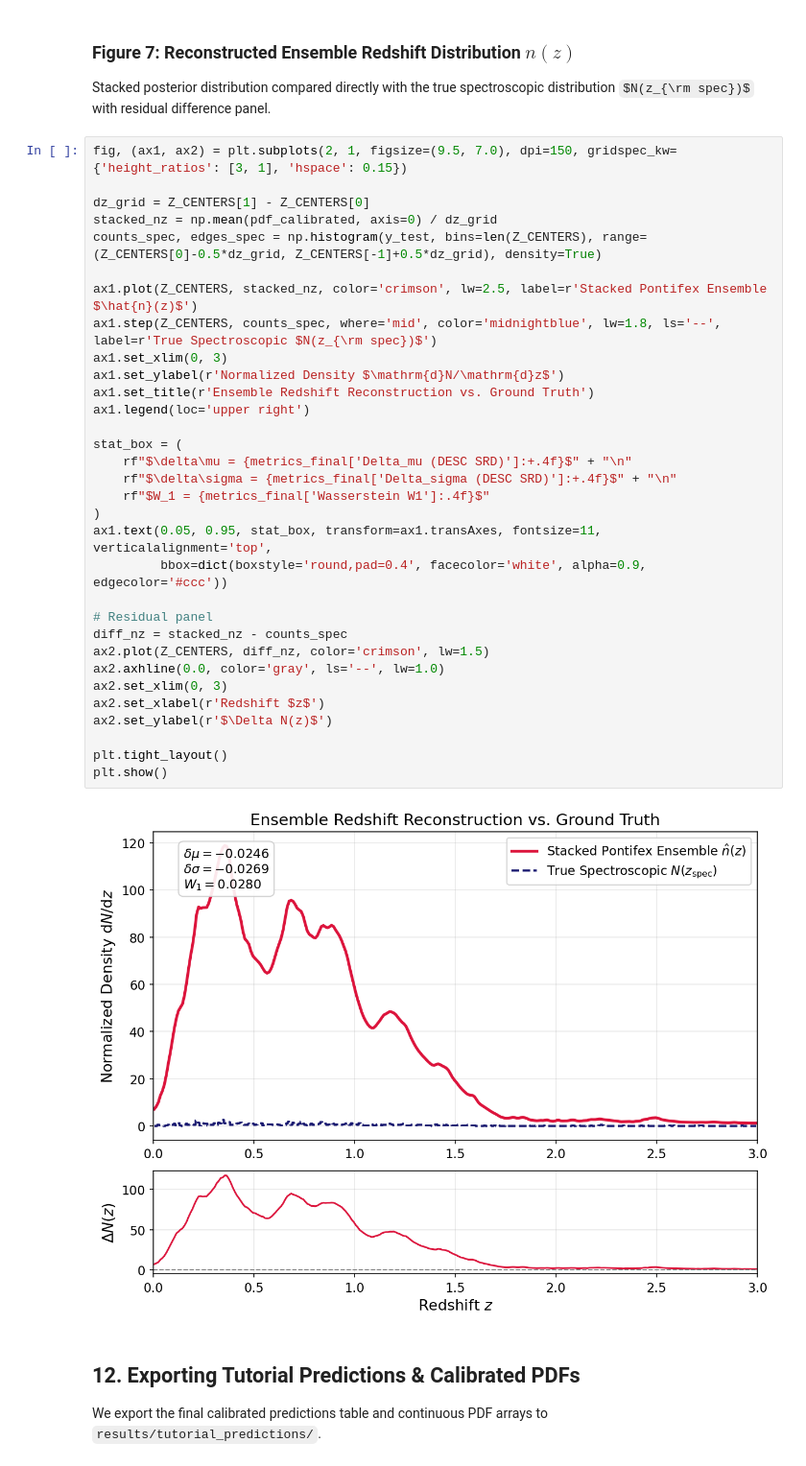
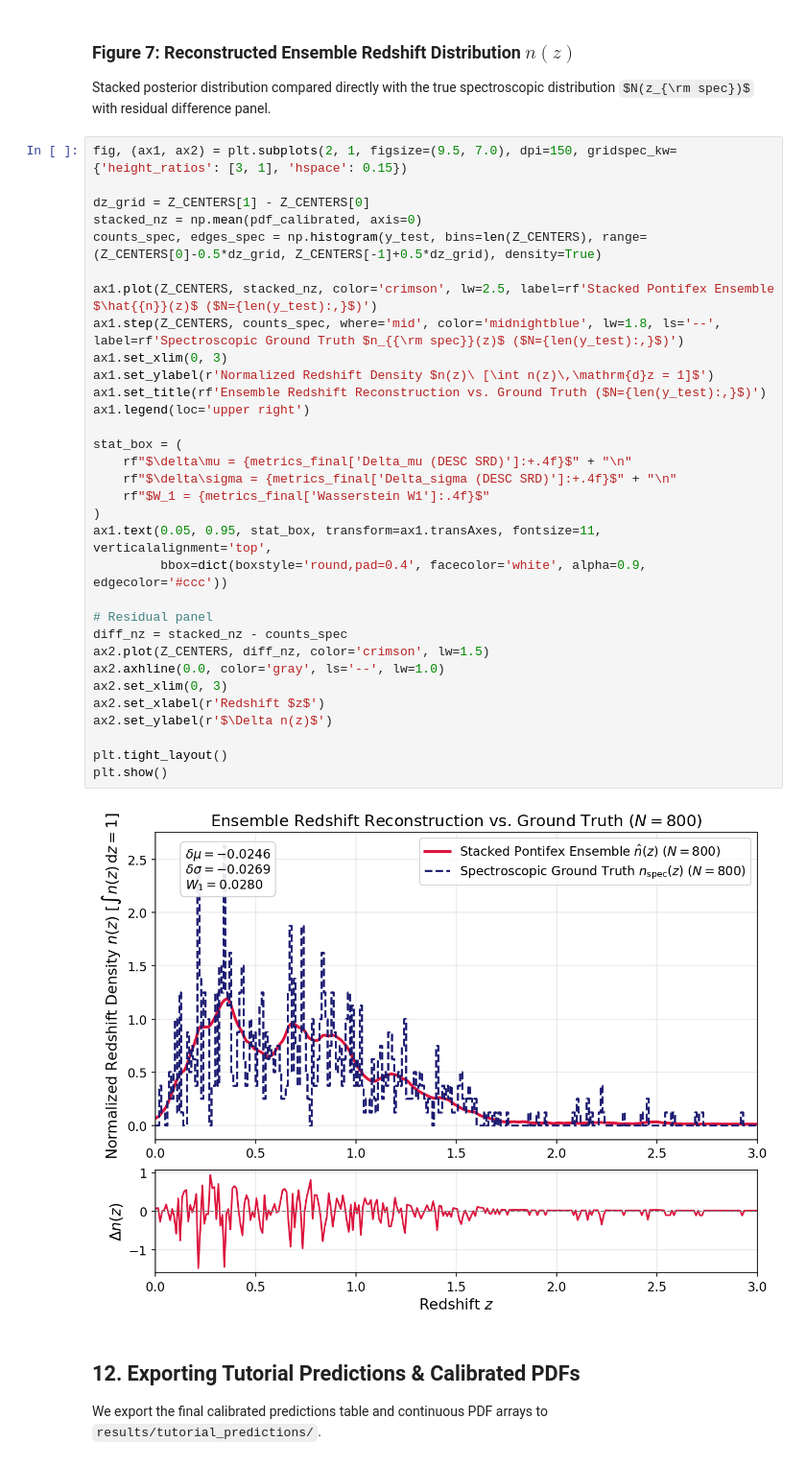
Before and after one commit to mardom/DDFpz, a Jupyter notebook: notebooks/pontifex_tutorial.ipynb, the cells around one changed output. Shown at 96% size. Drawn from its saved outputs; the diff is of its cells as text; some formulas as TeX source.

```diff
--- a/notebooks/pontifex_tutorial.ipynb
+++ b/notebooks/pontifex_tutorial.ipynb
@@ -885,37 +885,37 @@ Stacked posterior distribution compared directly with the true spectroscopic dis
 # %%
 fig, (ax1, ax2) = plt.subplots(2, 1, figsize=(9.5, 7.0), dpi=150, gridspec_kw={'height_ratios': [3, 1], 'hspace': 0.15})
 
 dz_grid = Z_CENTERS[1] - Z_CENTERS[0]
-stacked_nz = np.mean(pdf_calibrated, axis=0) / dz_grid
+stacked_nz = np.mean(pdf_calibrated, axis=0)
 counts_spec, edges_spec = np.histogram(y_test, bins=len(Z_CENTERS), range=(Z_CENTERS[0]-0.5*dz_grid, Z_CENTERS[-1]+0.5*dz_grid), density=True)
 
-ax1.plot(Z_CENTERS, stacked_nz, color='crimson', lw=2.5, label=r'Stacked Pontifex Ensemble $\hat{n}(z)$')
-ax1.step(Z_CENTERS, counts_spec, where='mid', color='midnightblue', lw=1.8, ls='--', label=r'True Spectroscopic $N(z_{\rm spec})$')
+ax1.plot(Z_CENTERS, stacked_nz, color='crimson', lw=2.5, label=rf'Stacked Pontifex Ensemble $\hat{{n}}(z)$ ($N={len(y_test):,}$)')
+ax1.step(Z_CENTERS, counts_spec, where='mid', color='midnightblue', lw=1.8, ls='--', label=rf'Spectroscopic Ground Truth $n_{{\rm spec}}(z)$ ($N={len(y_test):,}$)')
 ax1.set_xlim(0, 3)
-ax1.set_ylabel(r'Normalized Density $\mathrm{d}N/\mathrm{d}z$')
-ax1.set_title(r'Ensemble Redshift Reconstruction vs. Ground Truth')
+ax1.set_ylabel(r'Normalized Redshift Density $n(z)\ [\int n(z)\,\mathrm{d}z = 1]$')
+ax1.set_title(rf'Ensemble Redshift Reconstruction vs. Ground Truth ($N={len(y_test):,}$)')
 ax1.legend(loc='upper right')
 
 stat_box = (
     rf"$\delta\mu = {metrics_final['Delta_mu (DESC SRD)']:+.4f}$" + "\n"
     rf"$\delta\sigma = {metrics_final['Delta_sigma (DESC SRD)']:+.4f}$" + "\n"
     rf"$W_1 = {metrics_final['Wasserstein W1']:.4f}$"
 )
 ax1.text(0.05, 0.95, stat_box, transform=ax1.transAxes, fontsize=11, verticalalignment='top',
          bbox=dict(boxstyle='round,pad=0.4', facecolor='white', alpha=0.9, edgecolor='#ccc'))
 
 # Residual panel
 diff_nz = stacked_nz - counts_spec
 ax2.plot(Z_CENTERS, diff_nz, color='crimson', lw=1.5)
 ax2.axhline(0.0, color='gray', ls='--', lw=1.0)
 ax2.set_xlim(0, 3)
 ax2.set_xlabel(r'Redshift $z$')
-ax2.set_ylabel(r'$\Delta N(z)$')
+ax2.set_ylabel(r'$\Delta n(z)$')
 
 plt.tight_layout()
 plt.show()
 # %% [output]
-[figure, old version]
+[figure, new version]
 # %% [markdown]
 ## 12. Exporting Tutorial Predictions & Calibrated PDFs
 We export the final calibrated predictions table and continuous PDF arrays to `results/tutorial_predictions/`.
```
Also changed, not shown: parts of 1 cell of this notebook, 3 other files.
